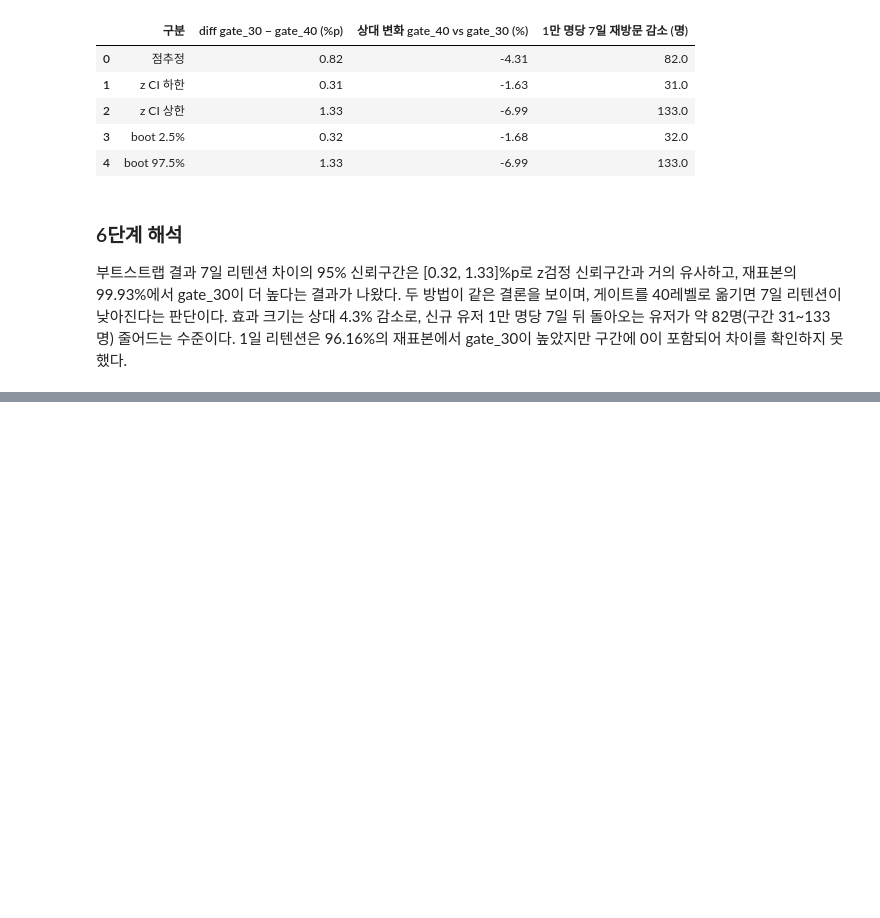
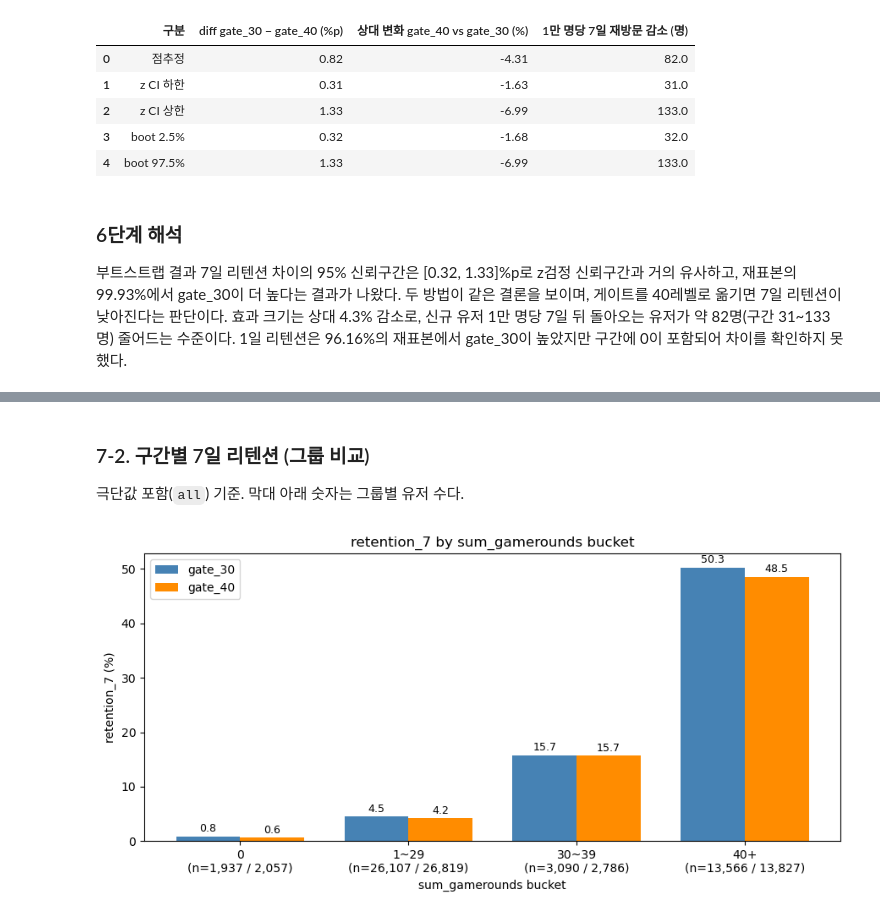
Before and after one commit to julyryunth-ux/cookie-cats-ab-test, a Jupyter notebook: analysis.ipynb, the cells around one changed output, grey strips where cells are left out. Cells and saved outputs as stored; diff of their text form; code cells hidden in the pictures; blank space fills up the shorter version.

Commit message:
Add step 7: exploratory segment by game rounds
Co-Authored-By: Claude Opus 5.5 <noreply@anthropic.com>

```diff
--- a/analysis.ipynb
+++ b/analysis.ipynb
@@ -539,0 +599,23 @@ gate_30 7일 리텐션 = 19.02%, gate_40 = 18.20%
+# %% [markdown]
+### 7-2. 구간별 7일 리텐션 (그룹 비교)
+
+극단값 포함(`all`) 기준. 막대 아래 숫자는 그룹별 유저 수다.
+# %%
+seg = segment[segment['sample'] == 'all'].reset_index(drop=True)
+x = np.arange(len(seg))
+w = 0.38
+
+fig, ax = plt.subplots(figsize=(9, 4.5))
+for offset, g, color in [(-w / 2, 'gate_30', 'steelblue'), (w / 2, 'gate_40', 'darkorange')]:
+    bars = ax.bar(x + offset, seg[f'ret7_{g}_pct'], w, label=g, color=color)
+    ax.bar_label(bars, fmt='%.1f', padding=2, fontsize=9)
+ax.set_xticks(x, [f'{b}\n(n={n30:,} / {n40:,})' for b, n30, n40
+                  in zip(seg['rounds_bucket'], seg['n_gate_30'], seg['n_gate_40'])])
+ax.set_xlabel('sum_gamerounds bucket')
+ax.set_ylabel('retention_7 (%)')
+ax.set_title('retention_7 by sum_gamerounds bucket')
+ax.legend()
+plt.tight_layout()
+plt.show()
+# %% [output]
+[figure, added]
```
Also changed, not shown: parts of 4 cells of this notebook.
